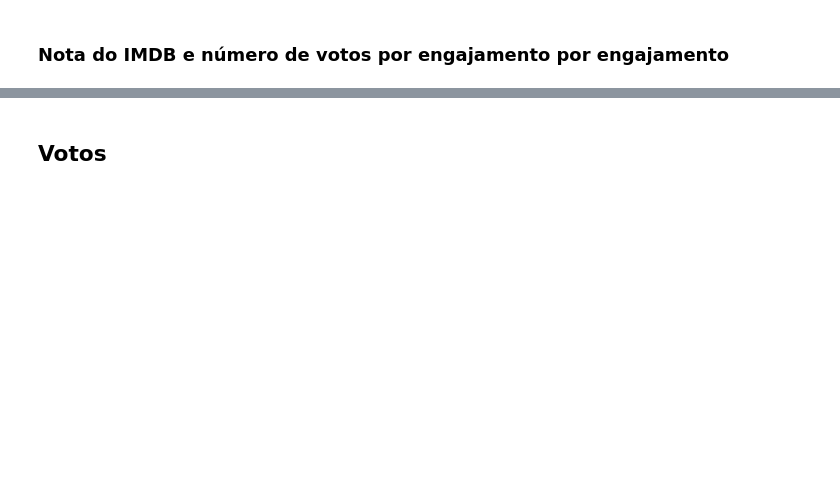
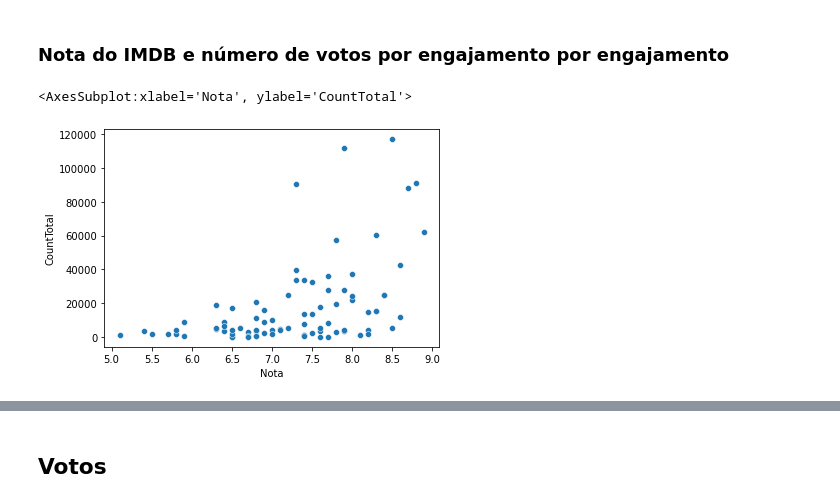
Before and after one commit to mariamaOlive/projeto-sidi-residencia, a Jupyter notebook: analise_exploratoria.ipynb, the cells around one changed output, grey strips where cells are left out. Cells and saved outputs as stored; diff of their text form; code cells hidden in the pictures; blank space fills up the shorter version.

```diff
--- a/analise_exploratoria.ipynb
+++ b/analise_exploratoria.ipynb
@@ -136,7 +214,14 @@ dados.columns[24]
 # %%
 #dados['Nota'] CountPre CountDurante CountPos CountTotal
 
-sns.scatterplot(data=dado, x="Nota", y="CountTotal")
+sns.scatterplot(data=dados[dados['Nota']>4], x="Nota", y="CountTotal")
+#sns.regplot(data=dados[dados['Nota']>4], x="Nota", y="CountTotal")
+
+#nota1.set_title('Histograma das notas no IMDb')
+#nota1.set_ylabel('Frequência')
+# %% [output]
+<AxesSubplot:xlabel='Nota', ylabel='CountTotal'>
+[figure, added]
 # %%
 sns.scatterplot(data=dados, x="Nota", y="CountTotal")#, hue=dados['País'])
 # %%
```
Also changed, not shown: parts of 39 cells of this notebook.
